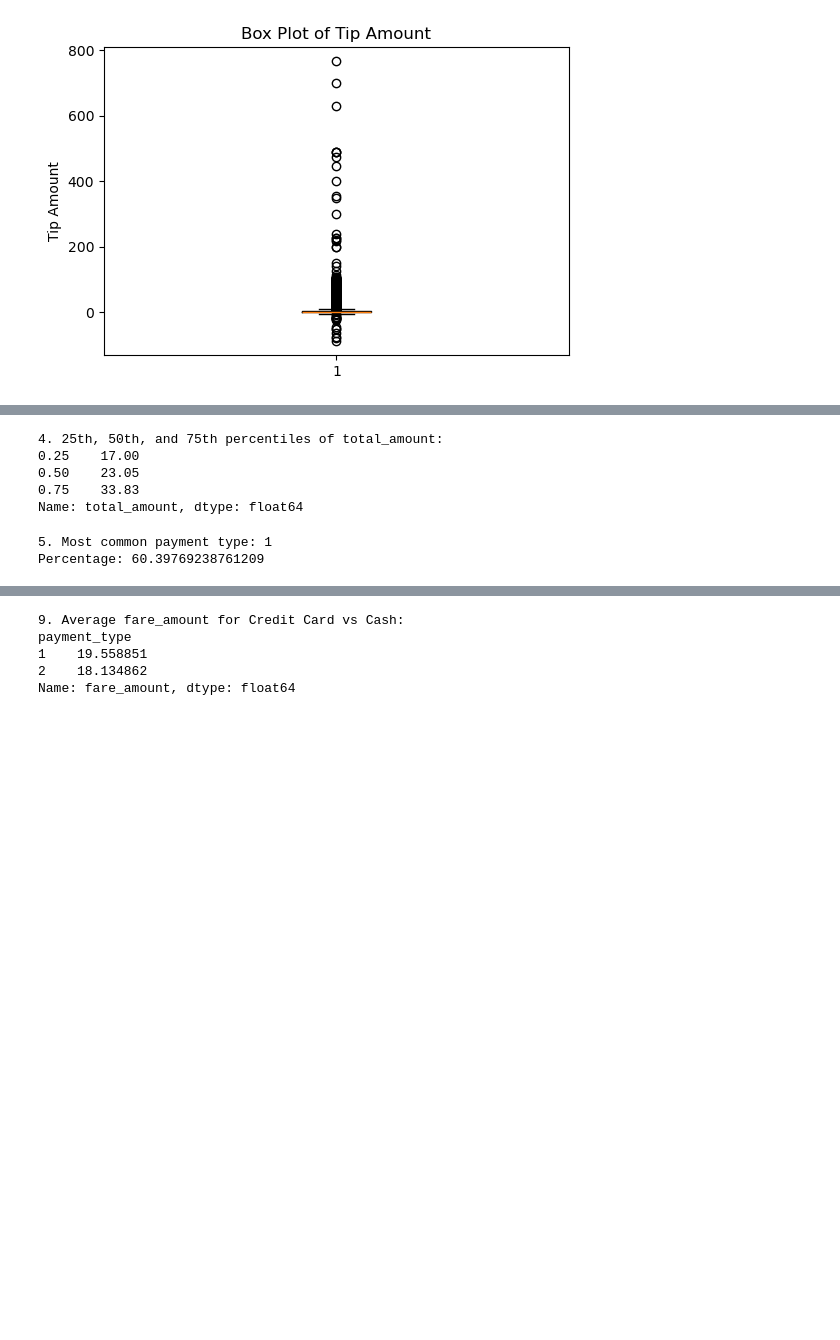
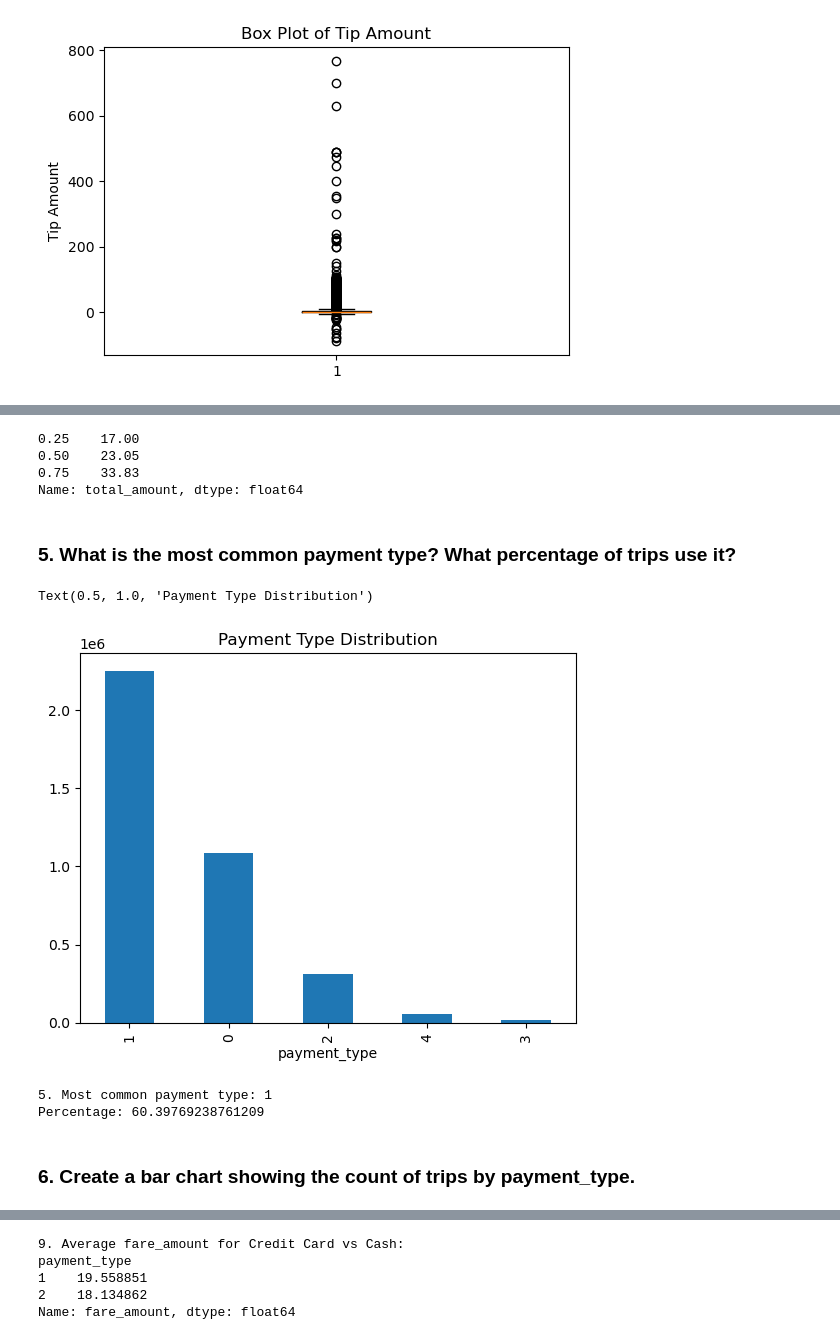
Before and after one commit to AbdullahWB/Big_data, a Jupyter notebook: lab_2/NYC Taxi & Limousine Commission.ipynb, the cells around one changed output, grey strips where cells are left out. Cells and saved outputs as stored; diff of their text form; code cells hidden in the pictures; blank space fills up the shorter version.

```diff
--- a/lab_2/NYC Taxi & Limousine Commission.ipynb
+++ b/lab_2/NYC Taxi & Limousine Commission.ipynb
@@ -562,13 +576,17 @@ plt.show()
 # %%
-# 4. Percentiles of total_amount
 total_percentiles = df_taxi_clean['total_amount'].quantile([0.25, 0.50, 0.75])
-
-print("\n4. 25th, 50th, and 75th percentiles of total_amount:")
 print(total_percentiles)
 # %% [output]
-4. 25th, 50th, and 75th percentiles of total_amount:
 0.25    17.00
 0.50    23.05
 0.75    33.83
 Name: total_amount, dtype: float64
+# %% [markdown]
+### 5. What is the most common payment type? What percentage of trips use it?
+# %%
+df_taxi_clean["payment_type"].value_counts().plot(kind='bar')
+plt.title('Payment Type Distribution')
+# %% [output]
+Text(0.5, 1.0, 'Payment Type Distribution')
+[figure, added]
 # %%
@@ -584,4 +601,6 @@ print("Percentage:", most_common_payment_percent)
 # %% [output]
 5. Most common payment type: 1
 Percentage: 60.39769238761209
+# %% [markdown]
+### 6. Create a bar chart showing the count of trips by payment_type.
 # %%
```
Also changed, not shown: parts of 44 cells of this notebook.
